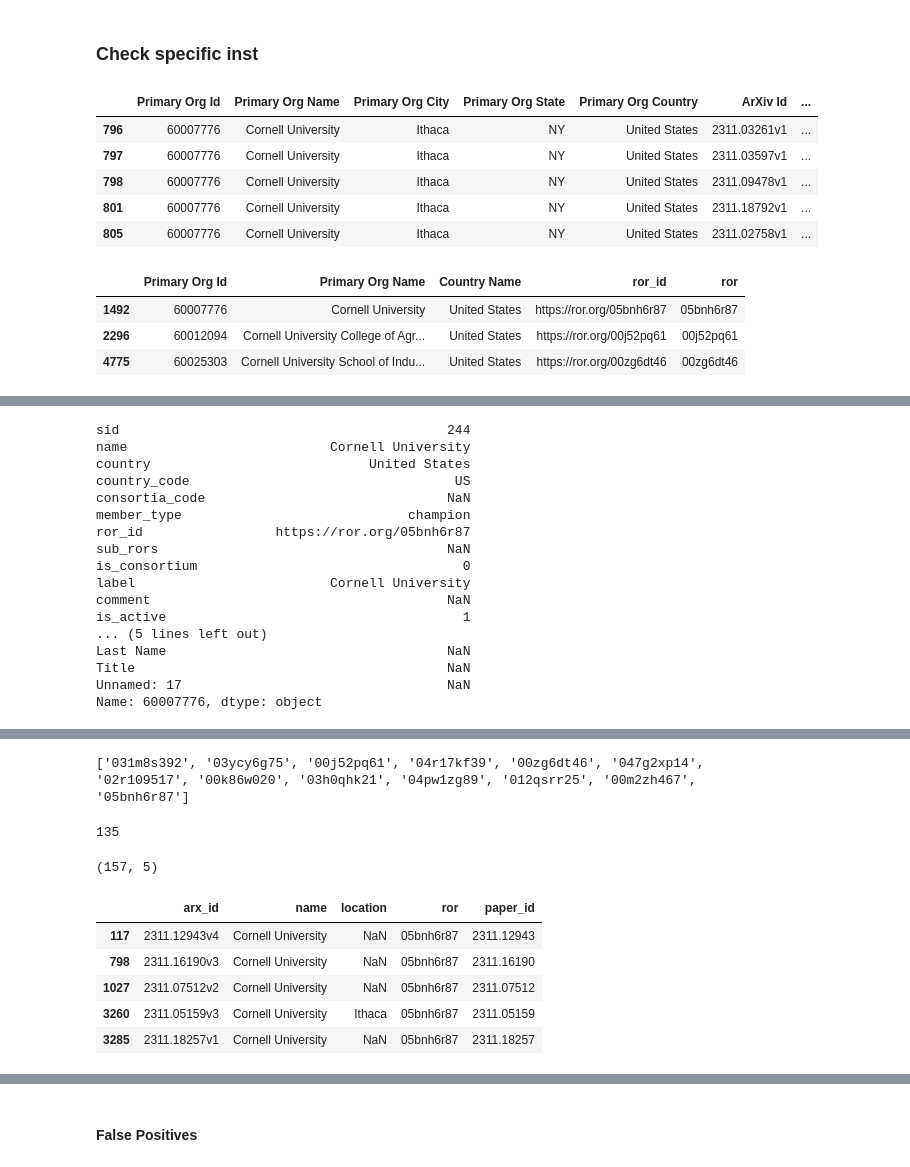
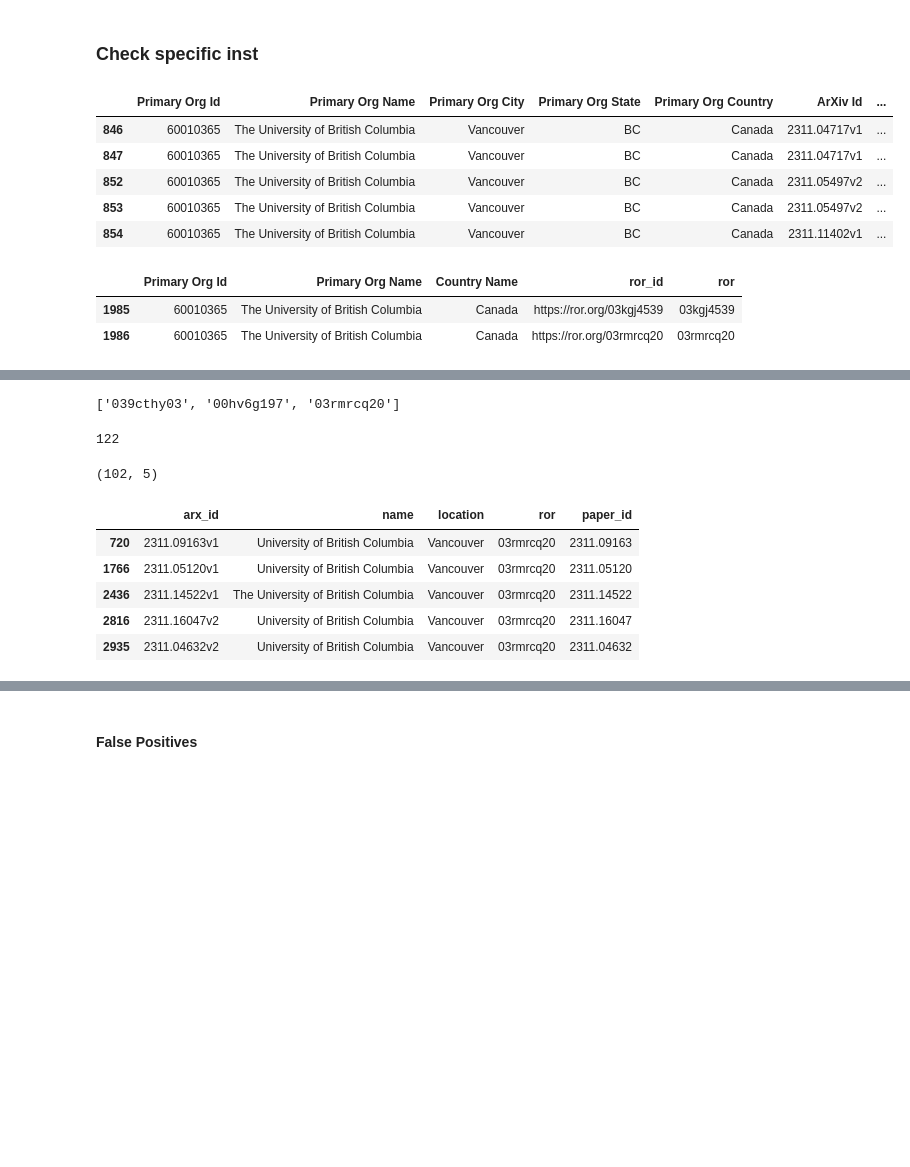
Before and after one commit to arXiv/metadata-vertexai, a Jupyter notebook: ccameron_evaluate.ipynb, the cells around one changed output, grey strips where cells are left out. Saved outputs shown, nothing was run; the diff lists cells and outputs as text; code cells hidden in the pictures; blank space fills up the shorter version.

```diff
--- a/ccameron_evaluate.ipynb
+++ b/ccameron_evaluate.ipynb
@@ -176,5 +190,4 @@ test_ids_df.shape
 # %%
-vip_df = pd.read_csv("gs://institutional-extract-scratch/reference/dashboard_institutions2024_2025-05-01.csv", dtype=str)
 
 vip_df = vip_df[vip_df['is_consortium']=='0']
 vip_df.shape
@@ -331,7 +325,7 @@ ror_wd_map.get('https://ror.org/02aj0kh94')
 'https://ror.org/01qrts582'
 'https://ror.org/02rx3b187'
 # %%
-vip_df = pd.read_csv("gs://institutional-extract-scratch/reference/dashboard_institutions2024_2025-05-01.csv", dtype=str)
+
 vip_df = vip_df[vip_df['is_consortium']=='0']
 # remap inactive/withdrawn to successors
 vip_df['ror_id'] = vip_df['ror_id'].replace(ror_wd_map)
@@ -369,7 +363,12 @@ ror_map_df = pd.merge(
 ror_map_df['ror_id'] = ror_map_df['ror_id'].fillna(ror_map_df['ROR ID'])
 ror_map_df.drop(columns=['ROR ID'], inplace=True)
 ror_map_df = ror_map_df.reset_index()
-ror_map_df = ror_map_df.dropna(subset=['Primary Org Id', 'Primary Org Name', 'ror_id']).drop_duplicates()
+ror_map_df = ror_map_df.dropna(
+    subset=[
+        'Primary Org Id', 'Primary Org Name',
+        'Country Name', 'ror_id'
+    ]
+).drop_duplicates()
 ror_map_df['ror'] = ror_map_df['ror_id'].apply(lambda x: pd.NA if pd.isna(x) else x.rsplit('/')[-1])
 rors_in_map = set(ror_map_df['ror'].unique())
 ror_map_df.shape
@@ -409,7 +410,7 @@ ror_id              0
 ror                 0
 dtype: int64
 # %%
-scopus_df = pd.read_csv("gs://institutional-extract-scratch/training/2311_scopus_17416.csv.zip", dtype=str)
+
 scopus_all = set(scopus_df["ArXiv Id"].unique())
 scopus_positive = scopus_df[scopus_df['Primary Org Id'] == 60027550]["ArXiv Id"].unique()
 
@@ -606,19 +604,18 @@ scopus_df.head()
 # %% [markdown]
 ### Check specific inst
 # %%
-name_txt = "Cornell University"
+name_txt = "The University of British Columbia"
 scopus_df[scopus_df['Primary Org Name'].str.contains(name_txt)].head()
 ror_map_df[ror_map_df['Primary Org Name'].str.contains(name_txt)]
 vip_df[vip_df['name'].str.contains(name_txt)]
-vip_df.loc['60007776']
+vip_df.loc['60010365']
 # %% [output]
 |  | Primary Org Id | Primary Org Name | Primary Org City | Primary Org State | Primary Org Country | ArXiv Id | ... |
-| 796 | 60007776 | Cornell University | Ithaca | NY | United States | 2311.03261v1 | ... |
-| 797 | 60007776 | Cornell University | Ithaca | NY | United States | 2311.03597v1 | ... |
-| 798 | 60007776 | Cornell University | Ithaca | NY | United States | 2311.09478v1 | ... |
-| 801 | 60007776 | Cornell University | Ithaca | NY | United States | 2311.18792v1 | ... |
-| 805 | 60007776 | Cornell University | Ithaca | NY | United States | 2311.02758v1 | ... |
+| 846 | 60010365 | The University of British Columbia | Vancouver | BC | Canada | 2311.04717v1 | ... |
+| 847 | 60010365 | The University of British Columbia | Vancouver | BC | Canada | 2311.04717v1 | ... |
+| 852 | 60010365 | The University of British Columbia | Vancouver | BC | Canada | 2311.05497v2 | ... |
+| 853 | 60010365 | The University of British Columbia | Vancouver | BC | Canada | 2311.05497v2 | ... |
+| 854 | 60010365 | The University of British Columbia | Vancouver | BC | Canada | 2311.11402v1 | ... |
 |  | Primary Org Id | Primary Org Name | Country Name | ror_id | ror |
-| 1492 | 60007776 | Cornell University | United States | https://ror.org/05bnh6r87 | 05bnh6r87 |
-| 2296 | 60012094 | Cornell University College of Agr... | United States | https://ror.org/00j52pq61 | 00j52pq61 |
-| 4775 | 60025303 | Cornell University School of Indu... | United States | https://ror.org/00zg6dt46 | 00zg6dt46 |
+| 1985 | 60010365 | The University of British Columbia | Canada | https://ror.org/03kgj4539 | 03kgj4539 |
+| 1986 | 60010365 | The University of British Columbia | Canada | https://ror.org/03rmrcq20 | 03rmrcq20 |
@@ -628,17 +623,0 @@ vip_df.loc['60007776']
-sid                                          244
-name                          Cornell University
-country                            United States
-country_code                                  US
-consortia_code                               NaN
-member_type                             champion
-ror_id                 https://ror.org/05bnh6r87
-sub_rors                                     NaN
-is_consortium                                  0
-label                         Cornell University
-comment                                      NaN
-is_active                                      1
-... (5 lines left out)
-Last Name                                    NaN
-Title                                        NaN
-Unnamed: 17                                  NaN
-Name: 60007776, dtype: object
@@ -645,5 +628,5 @@ Name: 60007776, dtype: object
 # %%
-ror = "05bnh6r87"
+ror = "03rmrcq20"
 sub_ids = get_children_for_ror(ror)
 sub_ids.append(ror)
 print(sub_ids)
@@ -653,14 +636,14 @@ len(scopus_ids)
 res_df[res_df['ror']==ror].shape
 res_df[res_df['ror']==ror].head()
 # %% [output]
-['031m8s392', '03ycy6g75', '00j52pq61', '04r17kf39', '00zg6dt46', '047g2xp14', '02r109517', '00k86w020', '03h0qhk21', '04pw1zg89', '012qsrr25', '00m2zh467', '05bnh6r87']
+['039cthy03', '00hv6g197', '03rmrcq20']
-135
+122
-(157, 5)
+(102, 5)
 |  | arx_id | name | location | ror | paper_id |
-| 117 | 2311.12943v4 | Cornell University | NaN | 05bnh6r87 | 2311.12943 |
-| 798 | 2311.16190v3 | Cornell University | NaN | 05bnh6r87 | 2311.16190 |
-| 1027 | 2311.07512v2 | Cornell University | NaN | 05bnh6r87 | 2311.07512 |
-| 3260 | 2311.05159v3 | Cornell University | Ithaca | 05bnh6r87 | 2311.05159 |
-| 3285 | 2311.18257v1 | Cornell University | NaN | 05bnh6r87 | 2311.18257 |
+| 720 | 2311.09163v1 | University of British Columbia | Vancouver | 03rmrcq20 | 2311.09163 |
+| 1766 | 2311.05120v1 | University of British Columbia | Vancouver | 03rmrcq20 | 2311.05120 |
+| 2436 | 2311.14522v1 | The University of British Columbia | Vancouver | 03rmrcq20 | 2311.14522 |
+| 2816 | 2311.16047v2 | University of British Columbia | Vancouver | 03rmrcq20 | 2311.16047 |
+| 2935 | 2311.04632v2 | University of British Columbia | Vancouver | 03rmrcq20 | 2311.04632 |
 # %%
 #pd.DataFrame({'arx_id':list(scopus_arx_ids)}).to_csv("paris-saclay_arx_ids.csv", header=False)
```
Also changed, not shown: parts of 31 cells of this notebook, 3 other files.
